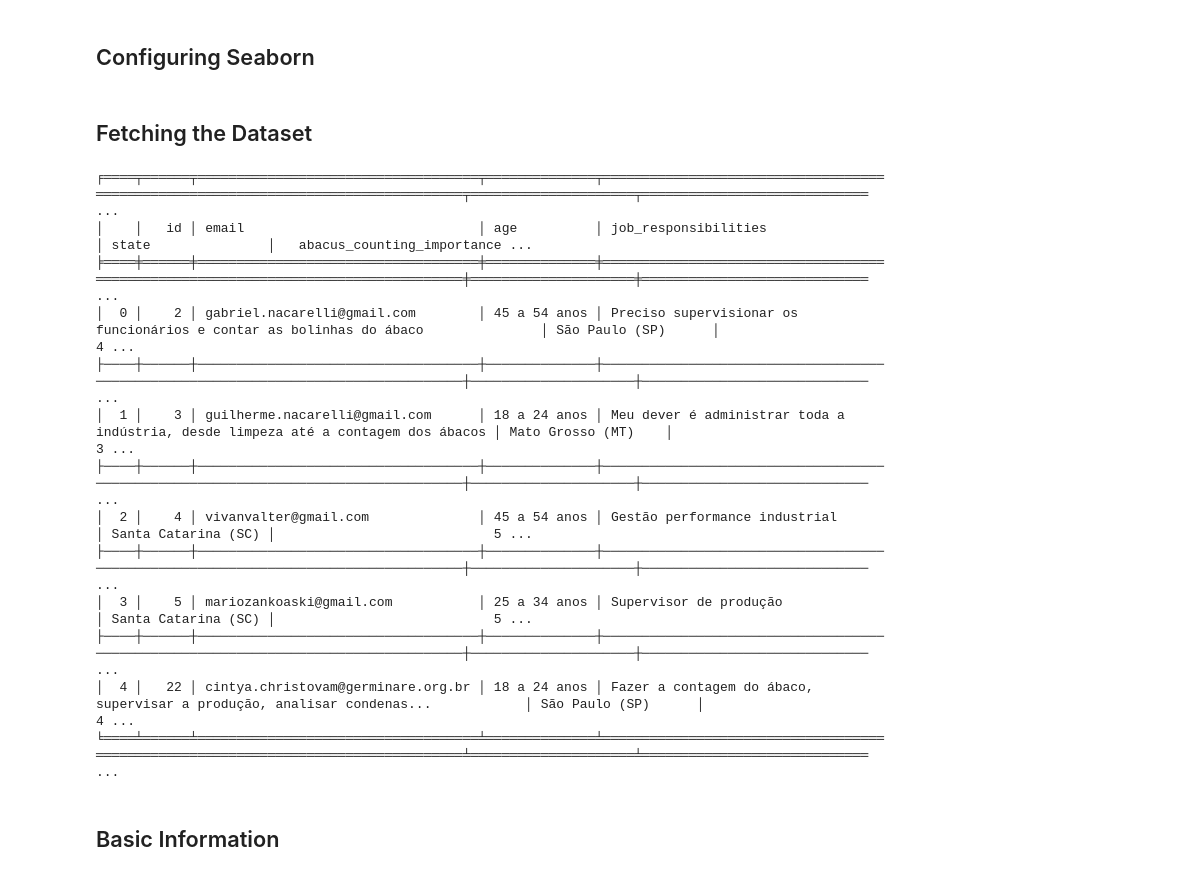
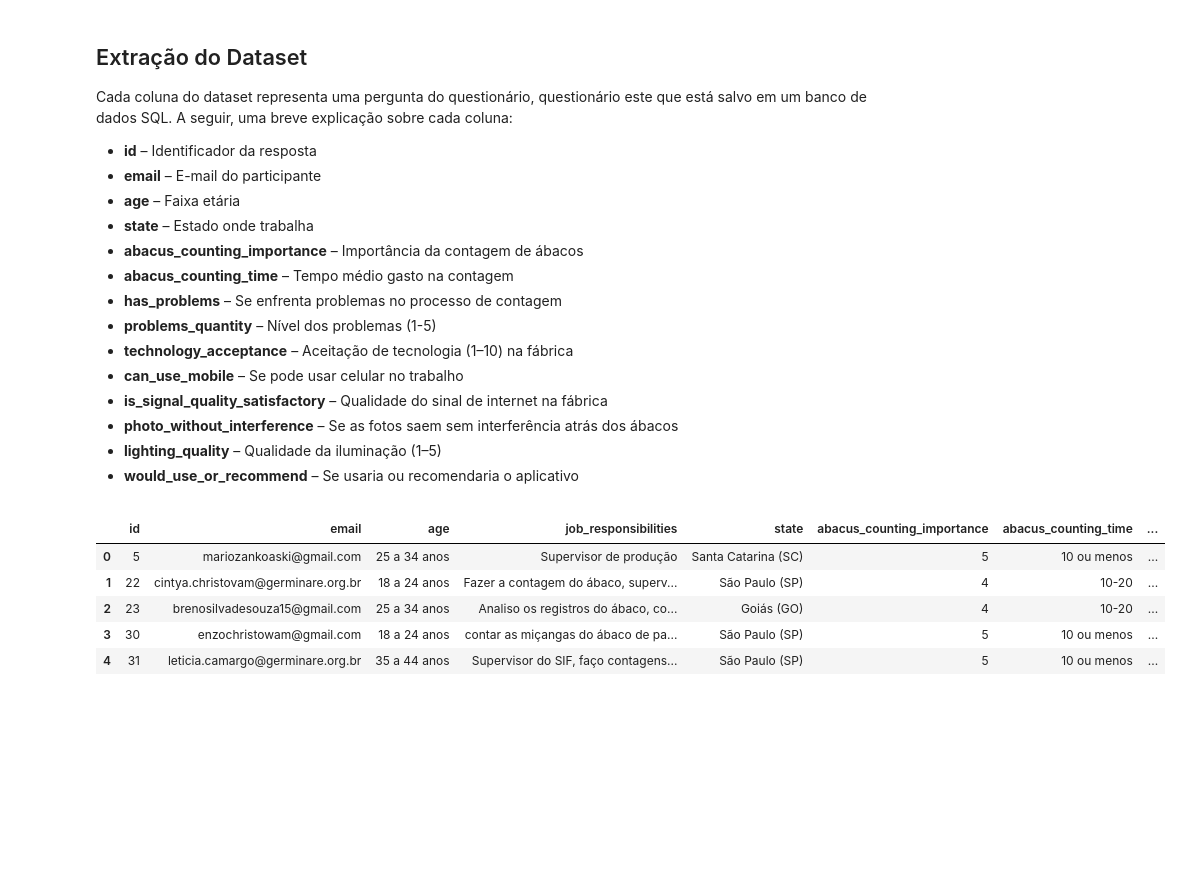
Before and after one commit to IARA-TECH/analise-exploratoria, a Jupyter notebook: main.ipynb, the cells around one changed output. Cells and saved outputs as stored; diff of their text form; code cells hidden in the pictures; blank space fills up the shorter version.

```diff
--- a/main.ipynb
+++ b/main.ipynb
@@ -17,2 +85,0 @@ import matplotlib.pyplot as plt
-# %% [markdown]
-## Configuring Seaborn
@@ -21,25 +86,62 @@ sns.set_palette(['#2B3078', '#535BC2', '#7D85FF'])
 # %% [markdown]
-## Fetching the Dataset
+<style>
+    .main {
+        display: flex;
+        flex-direction: column;
+        justify-content: center;
+        align-items: left;
+        border-radius: 20px;
+        width: 98%;
+        height: 520px;
+        background-color: white;
+        color: #535bc2;
+        font-family: Arial, Helvetica, sans-serif;
+        border-left: 8px solid #535bc2;
+        border-bottom: 8px solid #535bc2;
+        padding-left: 20px;
+        font-size: 20px;
+        h2 {
+            font-size: 30px;
+            font-weight: bold;
+            margin: 0;
+            padding: 0;
+        }
+        p {
+            margin: 0;
+            padding-top: 10px;
+            padding-right: 20px;
+        }
+    }
+</style>
+<div class="main">
+    <h2>Extração do Dataset</h2>
+    <p>Cada coluna do dataset representa uma pergunta do questionário, questionário este que está salvo em um banco de dados SQL. A seguir, uma breve explicação sobre cada coluna:</p>
+    <ul>
+        <li><b>id</b> – Identificador da resposta</li>
+        <li><b>email</b> – E-mail do participante</li>
+        <li><b>age</b> – Faixa etária</li>
+        <li><b>state</b> – Estado onde trabalha</li>
+        <li><b>abacus_counting_importance</b> – Importância da contagem de ábacos</li>
+        <li><b>abacus_counting_time</b> – Tempo médio gasto na contagem</li>
+        <li><b>has_problems</b> – Se enfrenta problemas no processo de contagem</li>
+        <li><b>problems_quantity</b> – Nível dos problemas (1-5)</li>
+        <li><b>technology_acceptance</b> – Aceitação de tecnologia (1–10) na fábrica</li>
+        <li><b>can_use_mobile</b> – Se pode usar celular no trabalho</li>
+        <li><b>is_signal_quality_satisfactory</b> – Qualidade do sinal de internet na fábrica</li>
+        <li><b>photo_without_interference</b> – Se as fotos saem sem interferência atrás dos ábacos</li>
+        <li><b>lighting_quality</b> – Qualidade da iluminação (1–5)</li>
+        <li><b>would_use_or_recommend</b> – Se usaria ou recomendaria o aplicativo</li>
+    </ul>
+</div>
 # %%
-load_dotenv()
-
 engine = create_engine(url=os.getenv('DB_URL'))
 df = pd.read_sql('abacus_survey', engine)
 
-print(tabulate(df.head(), headers='keys', tablefmt='fancy_grid'))
+df.head()
 # %% [output]
-╒════╤══════╤════════════════════════════════════╤══════════════╤═══════════════════════════════════════════════════════════════════════════════════╤═════════════════════╤═════════════════════════════ ...
-│    │   id │ email                              │ age          │ job_responsibilities                                                              │ state               │   abacus_counting_importance ...
-╞════╪══════╪════════════════════════════════════╪══════════════╪═══════════════════════════════════════════════════════════════════════════════════╪═════════════════════╪═════════════════════════════ ...
-│  0 │    2 │ gabriel.nacarelli@gmail.com        │ 45 a 54 anos │ Preciso supervisionar os funcionários e contar as bolinhas do ábaco               │ São Paulo (SP)      │                            4 ...
-├────┼──────┼────────────────────────────────────┼──────────────┼───────────────────────────────────────────────────────────────────────────────────┼─────────────────────┼───────────────────────────── ...
-│  1 │    3 │ guilherme.nacarelli@gmail.com      │ 18 a 24 anos │ Meu dever é administrar toda a indústria, desde limpeza até a contagem dos ábacos │ Mato Grosso (MT)    │                            3 ...
-├────┼──────┼────────────────────────────────────┼──────────────┼───────────────────────────────────────────────────────────────────────────────────┼─────────────────────┼───────────────────────────── ...
-│  2 │    4 │ vivanvalter@gmail.com              │ 45 a 54 anos │ Gestão performance industrial                                                     │ Santa Catarina (SC) │                            5 ...
-├────┼──────┼────────────────────────────────────┼──────────────┼───────────────────────────────────────────────────────────────────────────────────┼─────────────────────┼───────────────────────────── ...
-│  3 │    5 │ mariozankoaski@gmail.com           │ 25 a 34 anos │ Supervisor de produção                                                            │ Santa Catarina (SC) │                            5 ...
-├────┼──────┼────────────────────────────────────┼──────────────┼───────────────────────────────────────────────────────────────────────────────────┼─────────────────────┼───────────────────────────── ...
-│  4 │   22 │ cintya.christovam@germinare.org.br │ 18 a 24 anos │ Fazer a contagem do ábaco, supervisar a produção, analisar condenas...            │ São Paulo (SP)      │                            4 ...
-╘════╧══════╧════════════════════════════════════╧══════════════╧═══════════════════════════════════════════════════════════════════════════════════╧═════════════════════╧═════════════════════════════ ...
+|  | id | email | age | job_responsibilities | state | abacus_counting_importance | abacus_counting_time | ... |
+| 0 | 5 | mariozankoaski@gmail.com | 25 a 34 anos | Supervisor de produção | Santa Catarina (SC) | 5 | 10 ou menos | ... |
+| 1 | 22 | cintya.christovam@germinare.org.br | 18 a 24 anos | Fazer a contagem do ábaco, superv... | São Paulo (SP) | 4 | 10-20 | ... |
+| 2 | 23 | brenosilvadesouza15@gmail.com | 25 a 34 anos | Analiso os registros do ábaco, co... | Goiás (GO) | 4 | 10-20 | ... |
+| 3 | 30 | enzochristowam@gmail.com | 18 a 24 anos | contar as miçangas do ábaco de pa... | São Paulo (SP) | 5 | 10 ou menos | ... |
+| 4 | 31 | leticia.camargo@germinare.org.br | 35 a 44 anos | Supervisor do SIF, faço contagens... | São Paulo (SP) | 5 | 10 ou menos | ... |
-# %% [markdown]
-## Basic Information
```
Also changed, not shown: parts of 19 cells of this notebook.
